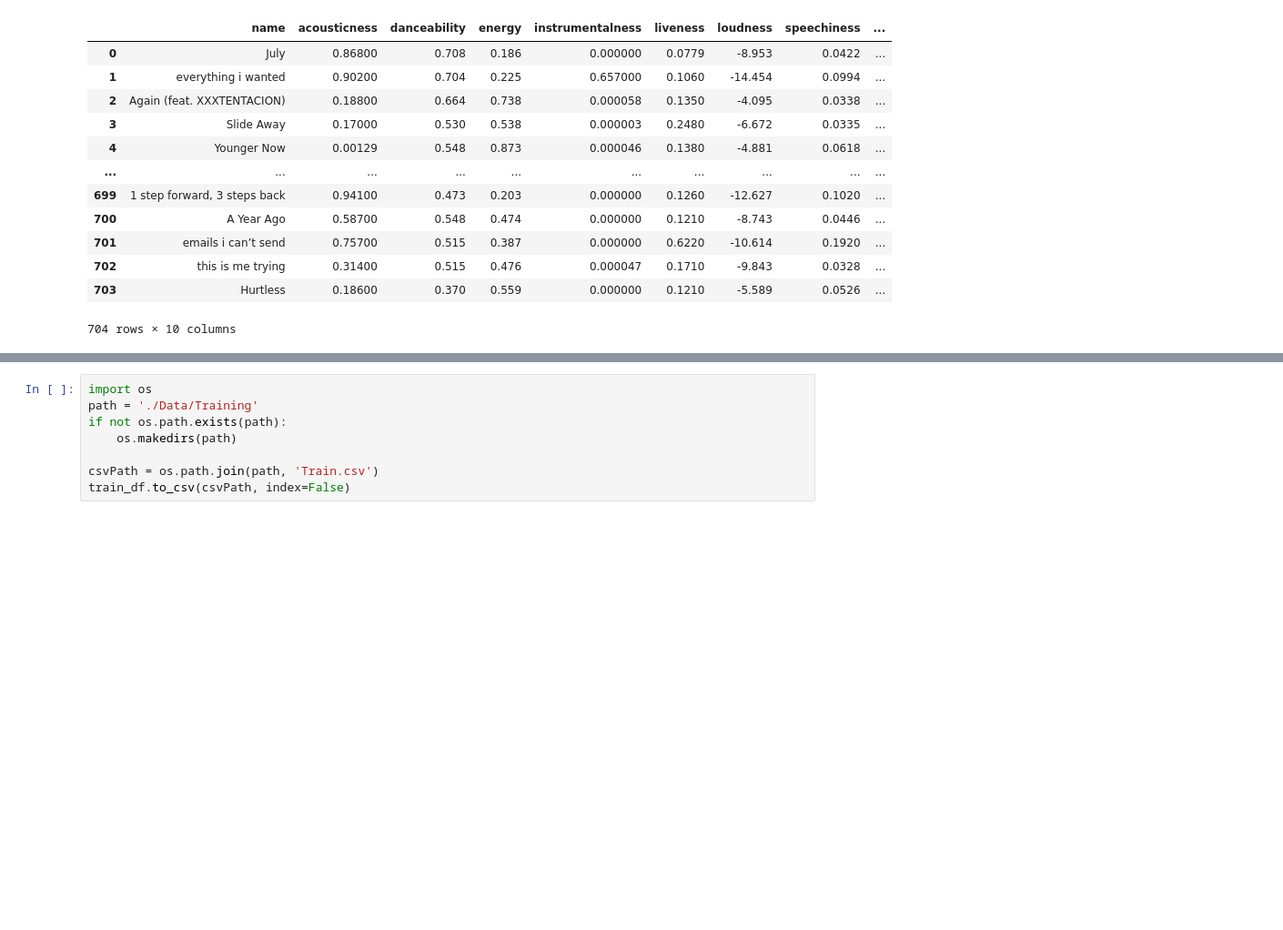
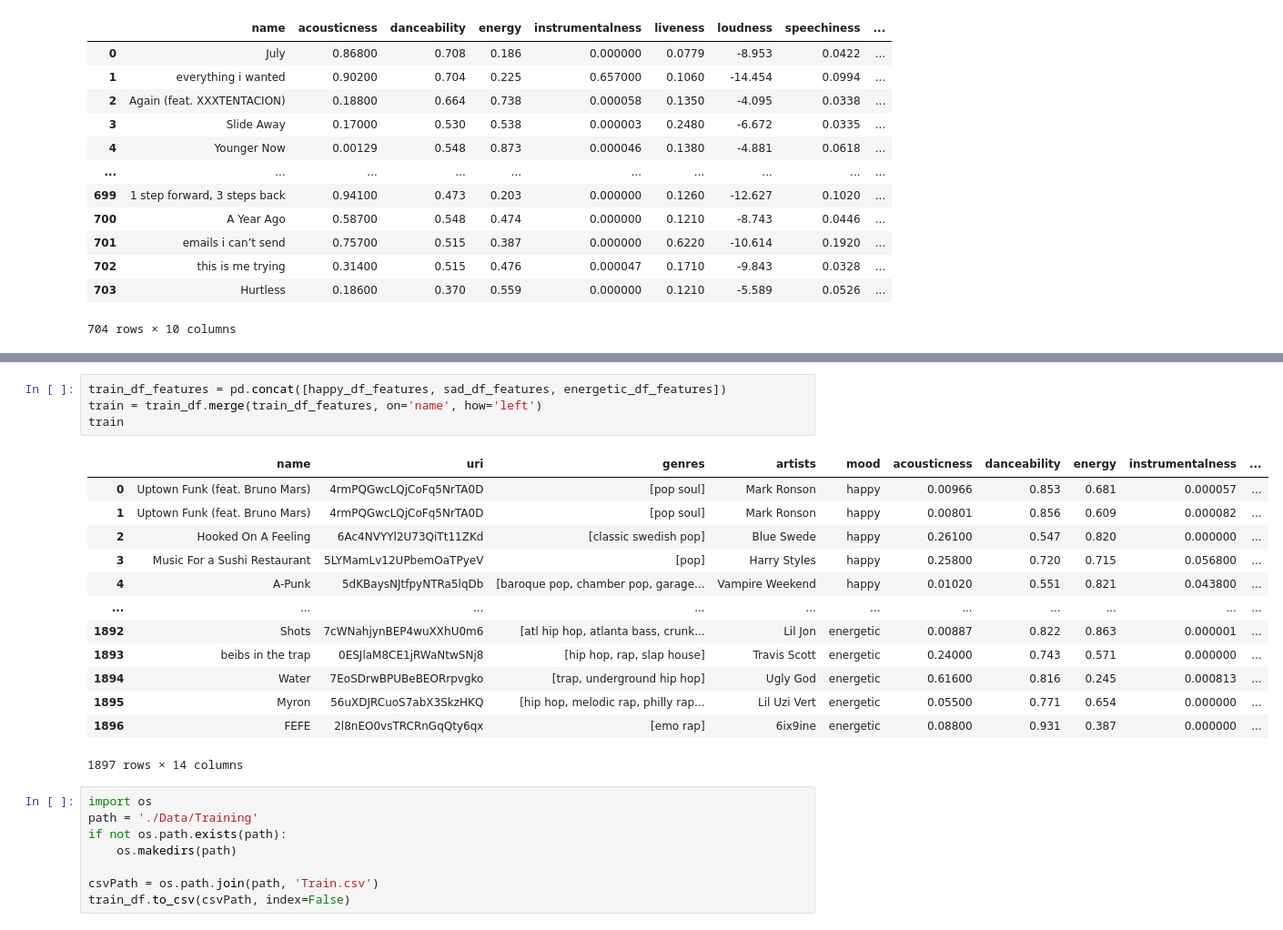
Before and after one commit to chriskontsis/AiTunes, a Jupyter notebook: Reccomender/SongRec.ipynb, the cells around one changed output, grey strips where cells are left out. Shown: that part at 91% size. Saved outputs shown, nothing was run; the diff lists cells and outputs as text; blank space fills up the shorter version.

```diff
--- a/Reccomender/SongRec.ipynb
+++ b/Reccomender/SongRec.ipynb
@@ -361,3 +361,21 @@ train_df
+# %%
+train_df_features = pd.concat([happy_df_features, sad_df_features, energetic_df_features])
+train = train_df.merge(train_df_features, on='name', how='left')
+train
+# %% [output]
+|  | name | uri | genres | artists | mood | acousticness | danceability | energy | instrumentalness | ... |
+| 0 | Uptown Funk (feat. Bruno Mars) | 4rmPQGwcLQjCoFq5NrTA0D | [pop soul] | Mark Ronson | happy | 0.00966 | 0.853 | 0.681 | 0.000057 | ... |
+| 1 | Uptown Funk (feat. Bruno Mars) | 4rmPQGwcLQjCoFq5NrTA0D | [pop soul] | Mark Ronson | happy | 0.00801 | 0.856 | 0.609 | 0.000082 | ... |
+| 2 | Hooked On A Feeling | 6Ac4NVYYl2U73QiTt11ZKd | [classic swedish pop] | Blue Swede | happy | 0.26100 | 0.547 | 0.820 | 0.000000 | ... |
+| 3 | Music For a Sushi Restaurant | 5LYMamLv12UPbemOaTPyeV | [pop] | Harry Styles | happy | 0.25800 | 0.720 | 0.715 | 0.056800 | ... |
+| 4 | A-Punk | 5dKBaysNJtfpyNTRa5lqDb | [baroque pop, chamber pop, garage... | Vampire Weekend | happy | 0.01020 | 0.551 | 0.821 | 0.043800 | ... |
+| ... | ... | ... | ... | ... | ... | ... | ... | ... | ... | ... |
+| 1892 | Shots | 7cWNahjynBEP4wuXXhU0m6 | [atl hip hop, atlanta bass, crunk... | Lil Jon | energetic | 0.00887 | 0.822 | 0.863 | 0.000001 | ... |
+| 1893 | beibs in the trap | 0ESJlaM8CE1jRWaNtwSNj8 | [hip hop, rap, slap house] | Travis Scott | energetic | 0.24000 | 0.743 | 0.571 | 0.000000 | ... |
+| 1894 | Water | 7EoSDrwBPUBeBEORrpvgko | [trap, underground hip hop] | Ugly God | energetic | 0.61600 | 0.816 | 0.245 | 0.000813 | ... |
+| 1895 | Myron | 56uXDJRCuoS7abX3SkzHKQ | [hip hop, melodic rap, philly rap... | Lil Uzi Vert | energetic | 0.05500 | 0.771 | 0.654 | 0.000000 | ... |
+| 1896 | FEFE | 2l8nEO0vsTRCRnGqQty6qx | [emo rap] | 6ix9ine | energetic | 0.08800 | 0.931 | 0.387 | 0.000000 | ... |
+1897 rows × 14 columns
 # %%
 import os
 path = './Data/Training'
```
Also changed, not shown: parts of 1 cell of this notebook, 1 other file.
